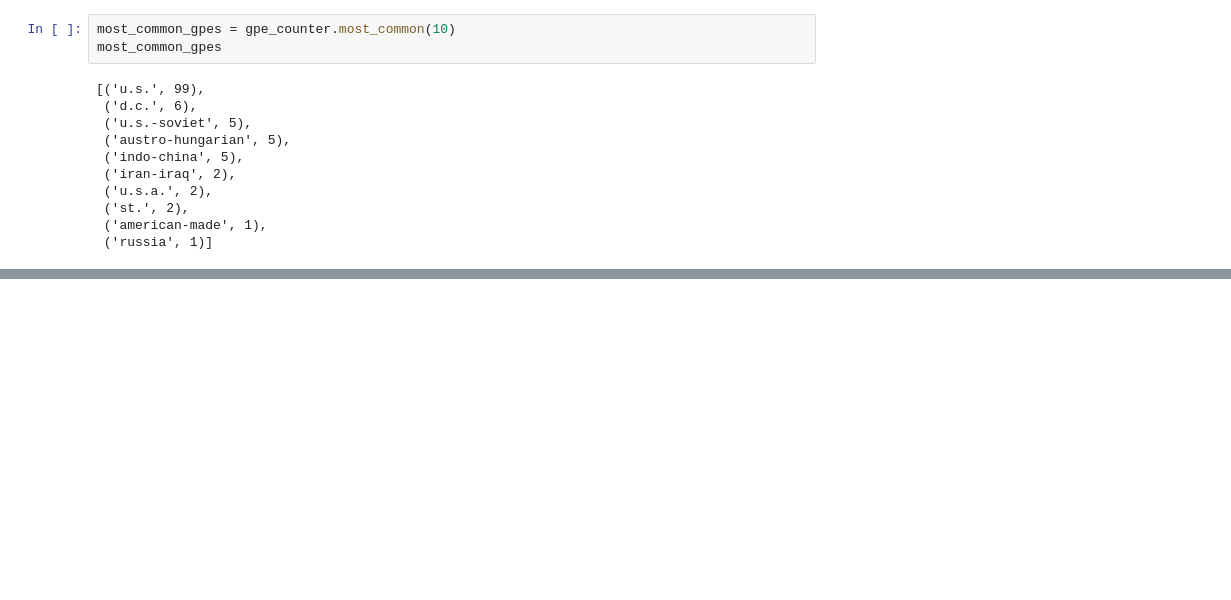
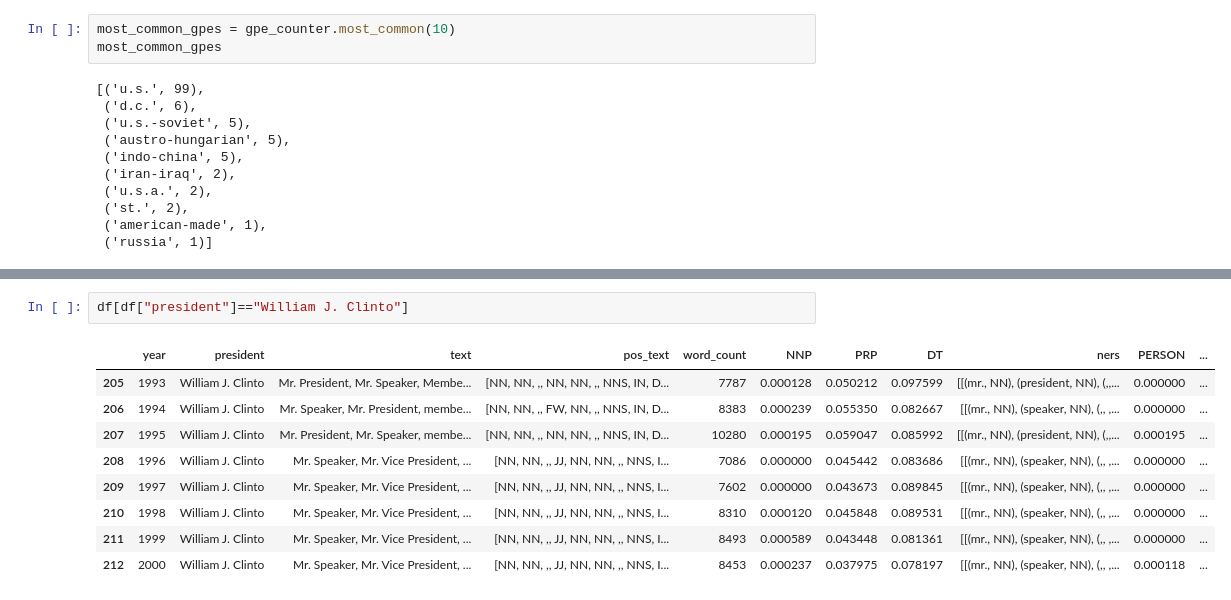
Before and after one commit to ofrik/NLP-HW3, a Jupyter notebook: HW3.ipynb, the cells around one changed output, grey strips where cells are left out. Saved outputs shown, nothing was run; the diff lists cells and outputs as text; blank space fills up the shorter version.

```diff
--- a/HW3.ipynb
+++ b/HW3.ipynb
@@ -300,0 +361,12 @@ most_common_gpes
+# %%
+df[df["president"]=="William J. Clinto"]
+# %% [output]
+|  | year | president | text | pos_text | word_count | NNP | PRP | DT | ners | PERSON | ... |
+| 205 | 1993 | William J. Clinto | Mr. President, Mr. Speaker, Membe... | [NN, NN, ,, NN, NN, ,, NNS, IN, D... | 7787 | 0.000128 | 0.050212 | 0.097599 | [[(mr., NN), (president, NN), (,,... | 0.000000 | ... |
+| 206 | 1994 | William J. Clinto | Mr. Speaker, Mr. President, membe... | [NN, NN, ,, FW, NN, ,, NNS, IN, D... | 8383 | 0.000239 | 0.055350 | 0.082667 | [[(mr., NN), (speaker, NN), (,, ,... | 0.000000 | ... |
+| 207 | 1995 | William J. Clinto | Mr. President, Mr. Speaker, membe... | [NN, NN, ,, NN, NN, ,, NNS, IN, D... | 10280 | 0.000195 | 0.059047 | 0.085992 | [[(mr., NN), (president, NN), (,,... | 0.000195 | ... |
+| 208 | 1996 | William J. Clinto | Mr. Speaker, Mr. Vice President, ... | [NN, NN, ,, JJ, NN, NN, ,, NNS, I... | 7086 | 0.000000 | 0.045442 | 0.083686 | [[(mr., NN), (speaker, NN), (,, ,... | 0.000000 | ... |
+| 209 | 1997 | William J. Clinto | Mr. Speaker, Mr. Vice President, ... | [NN, NN, ,, JJ, NN, NN, ,, NNS, I... | 7602 | 0.000000 | 0.043673 | 0.089845 | [[(mr., NN), (speaker, NN), (,, ,... | 0.000000 | ... |
+| 210 | 1998 | William J. Clinto | Mr. Speaker, Mr. Vice President, ... | [NN, NN, ,, JJ, NN, NN, ,, NNS, I... | 8310 | 0.000120 | 0.045848 | 0.089531 | [[(mr., NN), (speaker, NN), (,, ,... | 0.000000 | ... |
+| 211 | 1999 | William J. Clinto | Mr. Speaker, Mr. Vice President, ... | [NN, NN, ,, JJ, NN, NN, ,, NNS, I... | 8493 | 0.000589 | 0.043448 | 0.081361 | [[(mr., NN), (speaker, NN), (,, ,... | 0.000000 | ... |
+| 212 | 2000 | William J. Clinto | Mr. Speaker, Mr. Vice President, ... | [NN, NN, ,, JJ, NN, NN, ,, NNS, I... | 8453 | 0.000237 | 0.037975 | 0.078197 | [[(mr., NN), (speaker, NN), (,, ,... | 0.000118 | ... |
```
Also changed, not shown: parts of 20 cells of this notebook.
